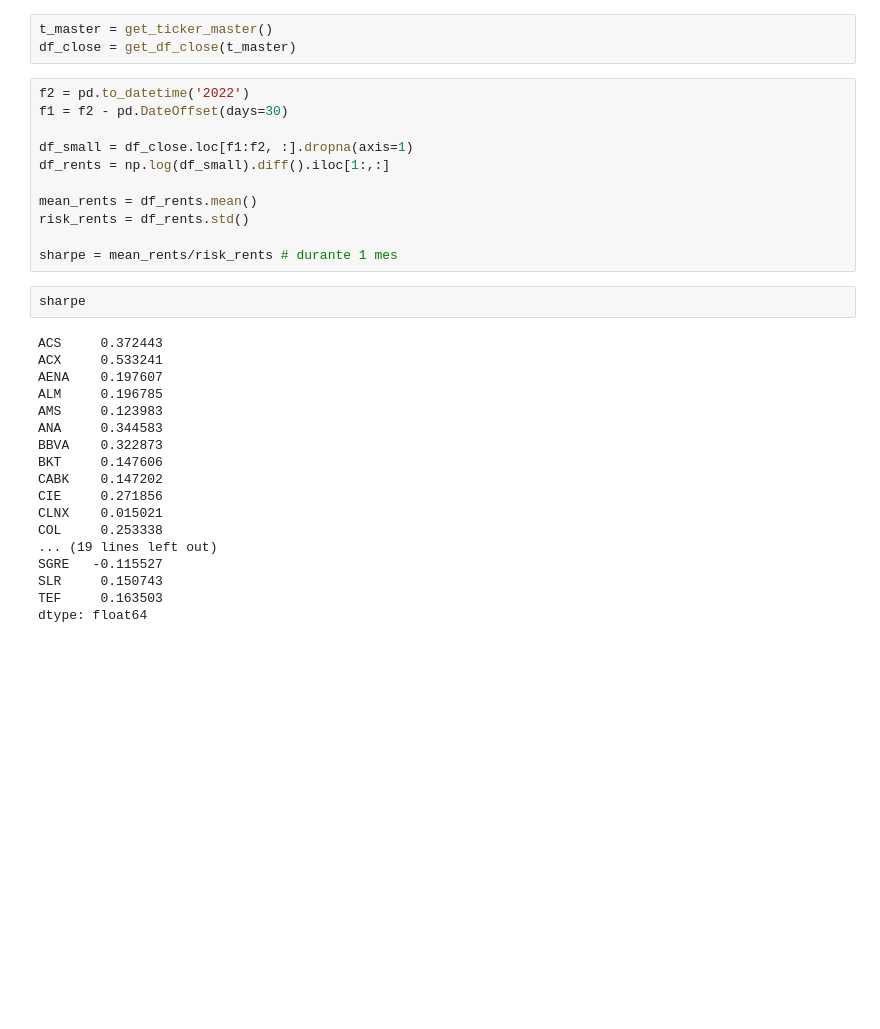
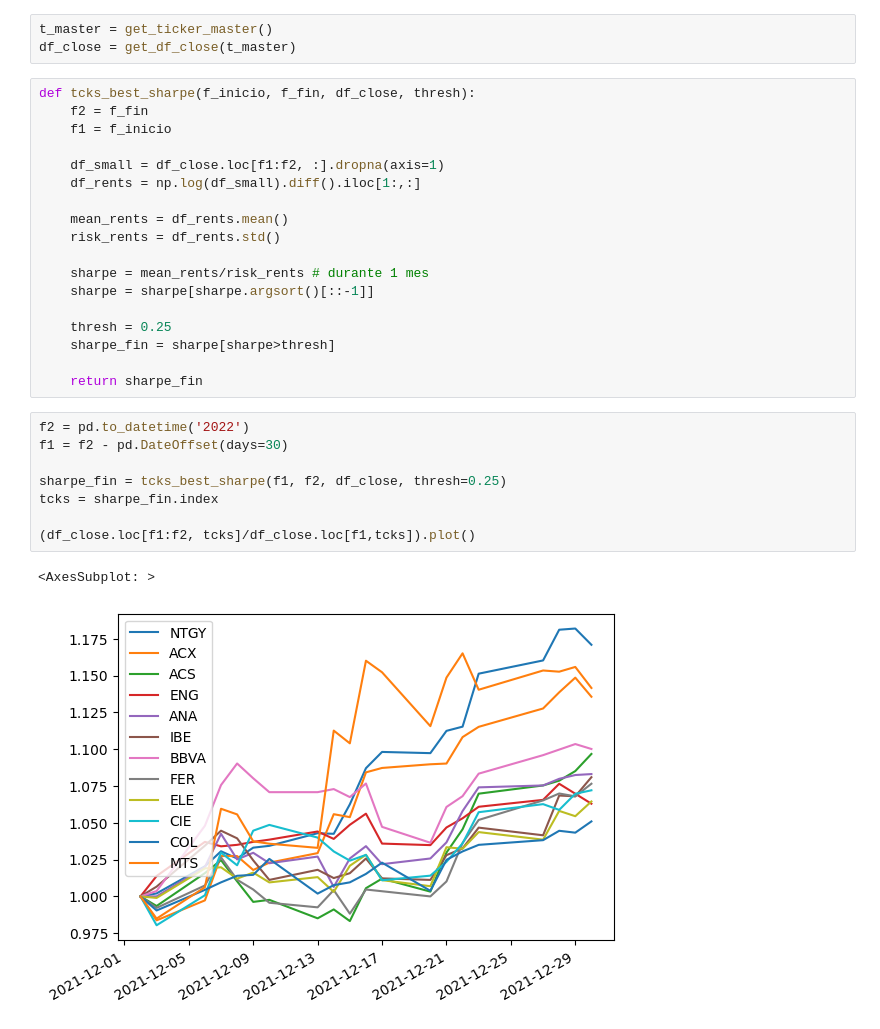
Before and after one commit to ibusterosr/algo_sharpe_opt, a Jupyter notebook: algo_sharpe_opt.ipynb, the cells around one changed output. Cells and saved outputs as stored; diff of their text form; blank space fills up the shorter version.

Commit message:
def best_sharpe

```diff
--- a/algo_sharpe_opt.ipynb
+++ b/algo_sharpe_opt.ipynb
@@ -171,33 +171,31 @@ def get_exec_results(algo_tag):
 t_master = get_ticker_master()
 df_close = get_df_close(t_master)
 # %%
-f2 = pd.to_datetime('2022')
-f1 = f2 - pd.DateOffset(days=30)
+def tcks_best_sharpe(f_inicio, f_fin, df_close, thresh):
+    f2 = f_fin
+    f1 = f_inicio
 
-df_small = df_close.loc[f1:f2, :].dropna(axis=1)
-df_rents = np.log(df_small).diff().iloc[1:,:]
+    df_small = df_close.loc[f1:f2, :].dropna(axis=1)
+    df_rents = np.log(df_small).diff().iloc[1:,:]
 
-mean_rents = df_rents.mean()
-risk_rents = df_rents.std()
+    mean_rents = df_rents.mean()
+    risk_rents = df_rents.std()
 
-sharpe = mean_rents/risk_rents # durante 1 mes
+    sharpe = mean_rents/risk_rents # durante 1 mes
+    sharpe = sharpe[sharpe.argsort()[::-1]]
+
+    thresh = 0.25
+    sharpe_fin = sharpe[sharpe>thresh]
+
+    return sharpe_fin
-# %%
-sharpe
-# %% [output]
-ACS     0.372443
-ACX     0.533241
-AENA    0.197607
-ALM     0.196785
-AMS     0.123983
-ANA     0.344583
-BBVA    0.322873
-BKT     0.147606
-CABK    0.147202
-CIE     0.271856
-CLNX    0.015021
-COL     0.253338
-... (19 lines left out)
-SGRE   -0.115527
-SLR     0.150743
-TEF     0.163503
-dtype: float64
+# %%
+f2 = pd.to_datetime('2022')
+f1 = f2 - pd.DateOffset(days=30)
+
+sharpe_fin = tcks_best_sharpe(f1, f2, df_close, thresh=0.25)
+tcks = sharpe_fin.index
+
+(df_close.loc[f1:f2, tcks]/df_close.loc[f1,tcks]).plot()
+# %% [output]
+<AxesSubplot: >
+[figure, added]
```
